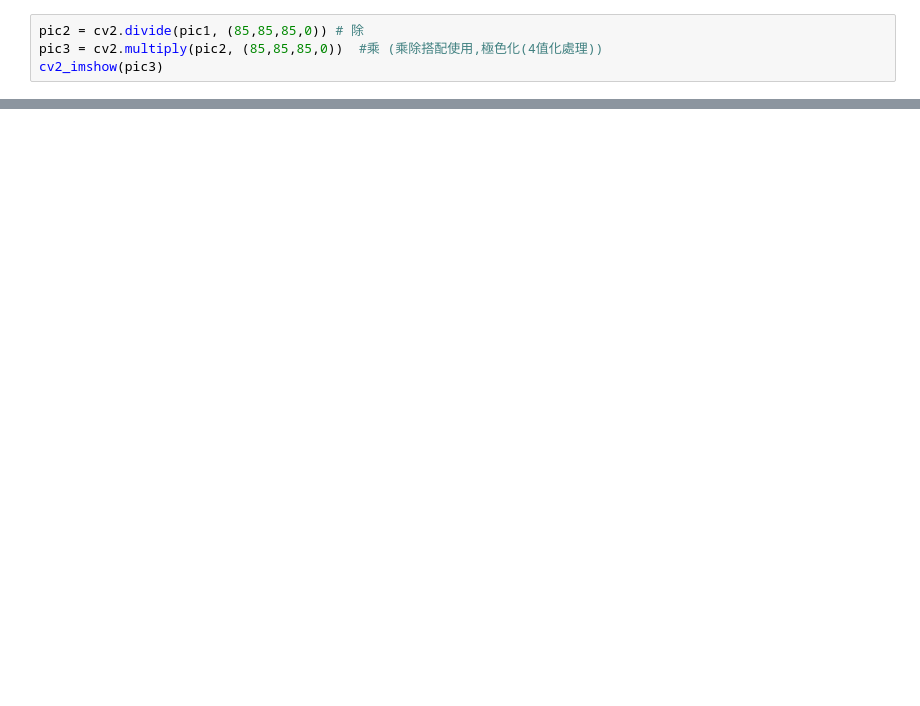
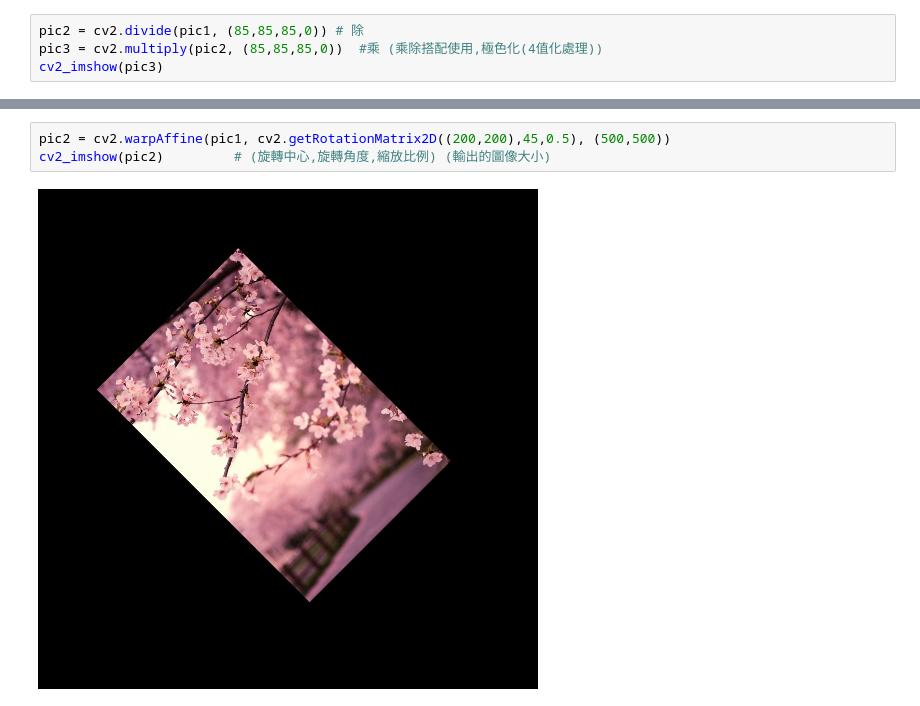
Before and after one commit to syuan0525/image_process, a Jupyter notebook: image_process2.ipynb, the cells around one changed output, grey strips where cells are left out. Saved outputs shown, nothing was run; the diff lists cells and outputs as text; blank space fills up the shorter version.

```diff
--- a/image_process2.ipynb
+++ b/image_process2.ipynb
@@ -30,0 +38,5 @@ cv2_imshow(pic3)
+# %%
+pic2 = cv2.warpAffine(pic1, cv2.getRotationMatrix2D((200,200),45,0.5), (500,500))
+cv2_imshow(pic2)         # (旋轉中心,旋轉角度,縮放比例) (輸出的圖像大小)
+# %% [output]
+[figure, added]
```
Also changed, not shown: parts of 4 cells of this notebook.
